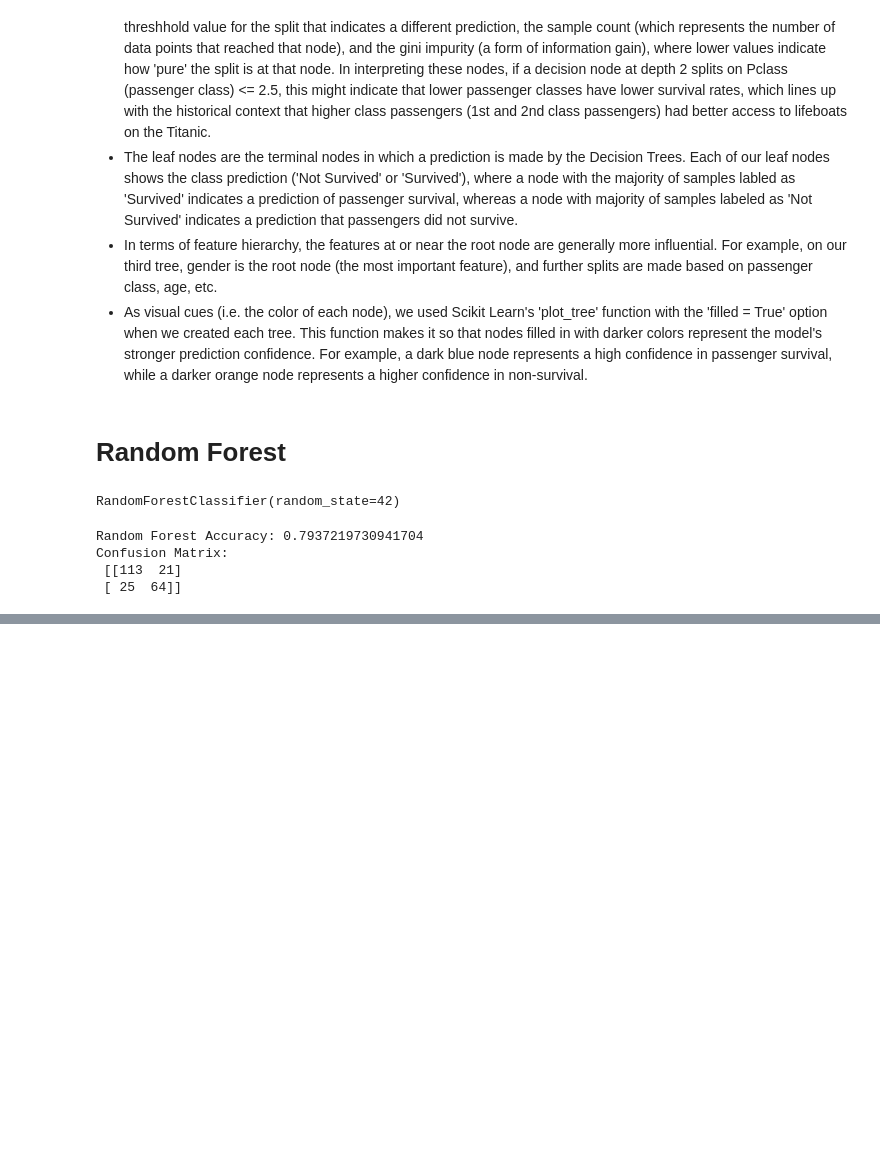
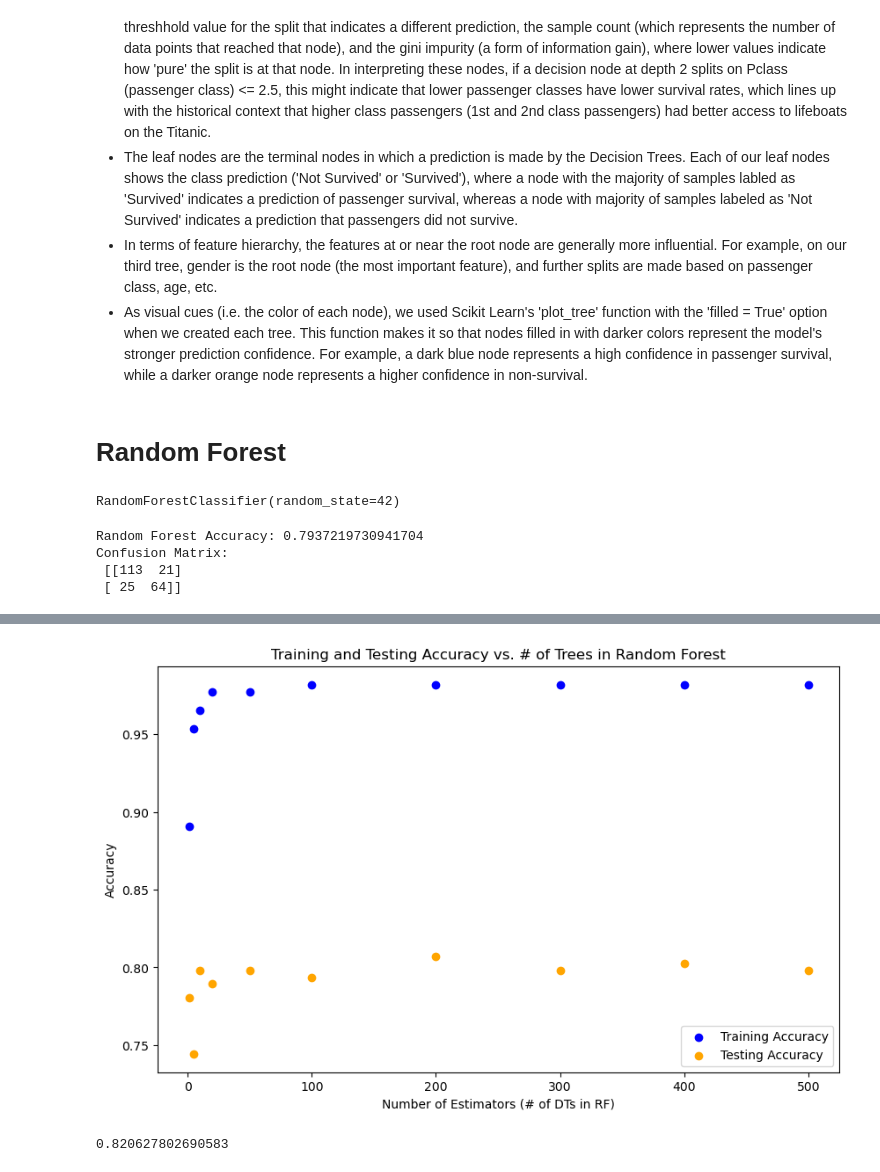
Before and after one commit to rachek253/CS_315_Group_Project, a Jupyter notebook: CS315_GroupProject.ipynb, the cells around one changed output, grey strips where cells are left out. Saved outputs shown, nothing was run; the diff lists cells and outputs as text; code cells hidden in the pictures; blank space fills up the shorter version.

```diff
--- a/CS315_GroupProject.ipynb
+++ b/CS315_GroupProject.ipynb
@@ -259,14 +281,37 @@ Confusion Matrix:
 # %%
 ## optimizing number of estimators in the Random Forest
+estimator_values = [1, 5, 10, 20, 50, 100, 200, 300, 400, 500]
 
 train_accuracies_rf = []
 test_accuracies_rf = []
 
 ## Train and evaluate the model for each n_estimators value
-for n_estimators in range(1,501):
+for n_estimators in estimator_values:
     rf_model = RandomForestClassifier(n_estimators = n_estimators, random_state = 42)
     rf_model.fit(x_train, y_train)
 
     ## predict on test and train datasets and calculate accuracy
-    train_accuracies.append(accuracy_score(y_train, rf_model.predict(x_train)))
-    test_accuracies.append(accuracy_score(y_test, rf_model.predict(x_test)))
+    train_accuracies_rf.append(accuracy_score(y_train, rf_model.predict(x_train)))
+    test_accuracies_rf.append(accuracy_score(y_test, rf_model.predict(x_test)))
+
+## Plotting results for training and testing
+plt.figure(figsize = (10, 6))
+plt.scatter(estimator_values, train_accuracies_rf, label = "Training Accuracy", color = "blue")
+plt.scatter(estimator_values, test_accuracies_rf, label = "Testing Accuracy", color = "orange")
+plt.xlabel("Number of Estimators (# of DTs in RF)")
+plt.ylabel("Accuracy")
+plt.legend()
+plt.title("Training and Testing Accuracy vs. # of Trees in Random Forest")
+plt.savefig('Accuracy Comparison Random Forest')
+plt.show()
+# %% [output]
+[figure, added]
+# %%
+## a random forest with 200 estimators (number of decision trees used) is the most accurate, followed by one with only 10 decision trees. We will
+## create both and visualize one tree from each of those.
+## we are setting the max depth of each tree to 4 layers so that we can easily visualize these trees!
+new_rf_titanic = RandomForestClassifier(n_estimators = 200, max_depth = 4, random_state = 42)
+new_rf_titanic.fit(x_train, y_train)
+new_rf_titanic.score(x_test, y_test)
+# %% [output]
+0.820627802690583
```
Also changed, not shown: parts of 7 cells of this notebook, 3 other files.
